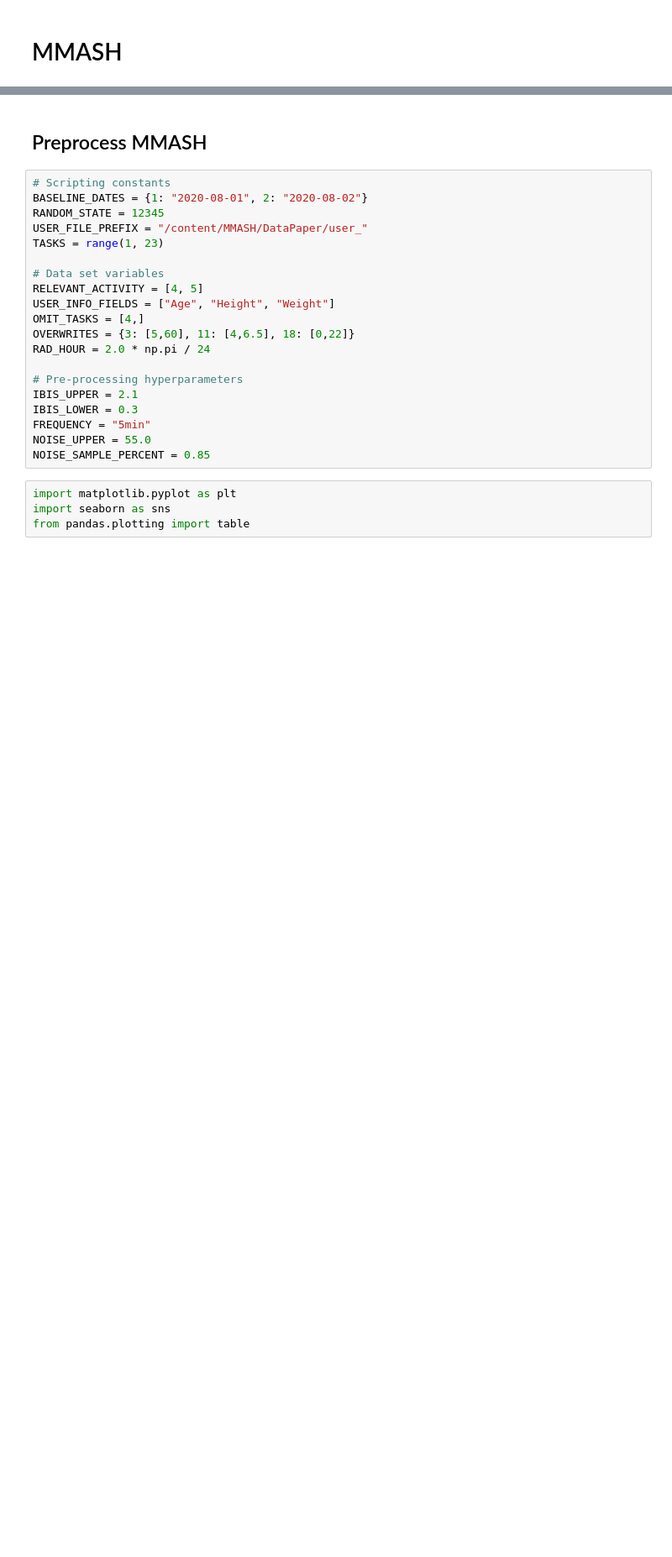
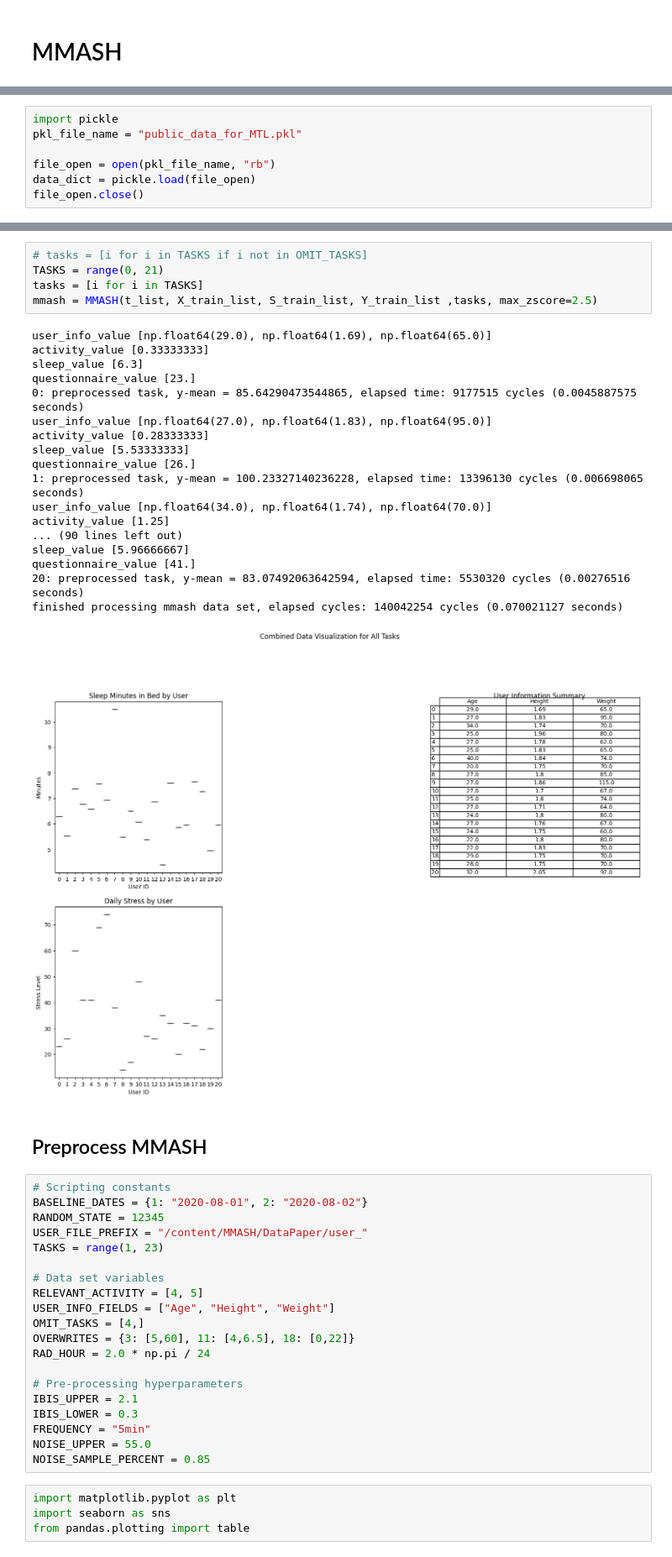
Before and after one commit to Chloe0704/Reproduce_physioMTL, a Jupyter notebook: Reproduce_physioMTL.ipynb, the cells around one changed output, grey strips where cells are left out. Shown at 84% size. Saved outputs shown, nothing was run; the diff lists cells and outputs as text; blank space fills up the shorter version.

```diff
--- a/Reproduce_physioMTL.ipynb
+++ b/Reproduce_physioMTL.ipynb
@@ -122,0 +126,7 @@ Downloaded: 1 files, 24M in 50s (486 KB/s)
+# %%
+import pickle
+pkl_file_name = "public_data_for_MTL.pkl"
+
+file_open = open(pkl_file_name, "rb")
+data_dict = pickle.load(file_open)
+file_open.close()
@@ -123,3 +317,27 @@ Downloaded: 1 files, 24M in 50s (486 KB/s)
+# %%
+# tasks = [i for i in TASKS if i not in OMIT_TASKS]
+TASKS = range(0, 21)
+tasks = [i for i in TASKS]
+mmash = MMASH(t_list, X_train_list, S_train_list, Y_train_list ,tasks, max_zscore=2.5)
+# %% [output]
+user_info_value [np.float64(29.0), np.float64(1.69), np.float64(65.0)]
+activity_value [0.33333333]
+sleep_value [6.3]
+questionnaire_value [23.]
+0: preprocessed task, y-mean = 85.64290473544865, elapsed time: 9177515 cycles (0.0045887575 seconds)
+user_info_value [np.float64(27.0), np.float64(1.83), np.float64(95.0)]
+activity_value [0.28333333]
+sleep_value [5.53333333]
+questionnaire_value [26.]
+1: preprocessed task, y-mean = 100.23327140236228, elapsed time: 13396130 cycles (0.006698065 seconds)
+user_info_value [np.float64(34.0), np.float64(1.74), np.float64(70.0)]
+activity_value [1.25]
+... (90 lines left out)
+sleep_value [5.96666667]
+questionnaire_value [41.]
+20: preprocessed task, y-mean = 83.07492063642594, elapsed time: 5530320 cycles (0.00276516 seconds)
+finished processing mmash data set, elapsed cycles: 140042254 cycles (0.070021127 seconds)
+[figure, added]
 # %% [markdown]
 ## Preprocess MMASH
 # %%
```
Also changed, not shown: parts of 20 cells of this notebook.
